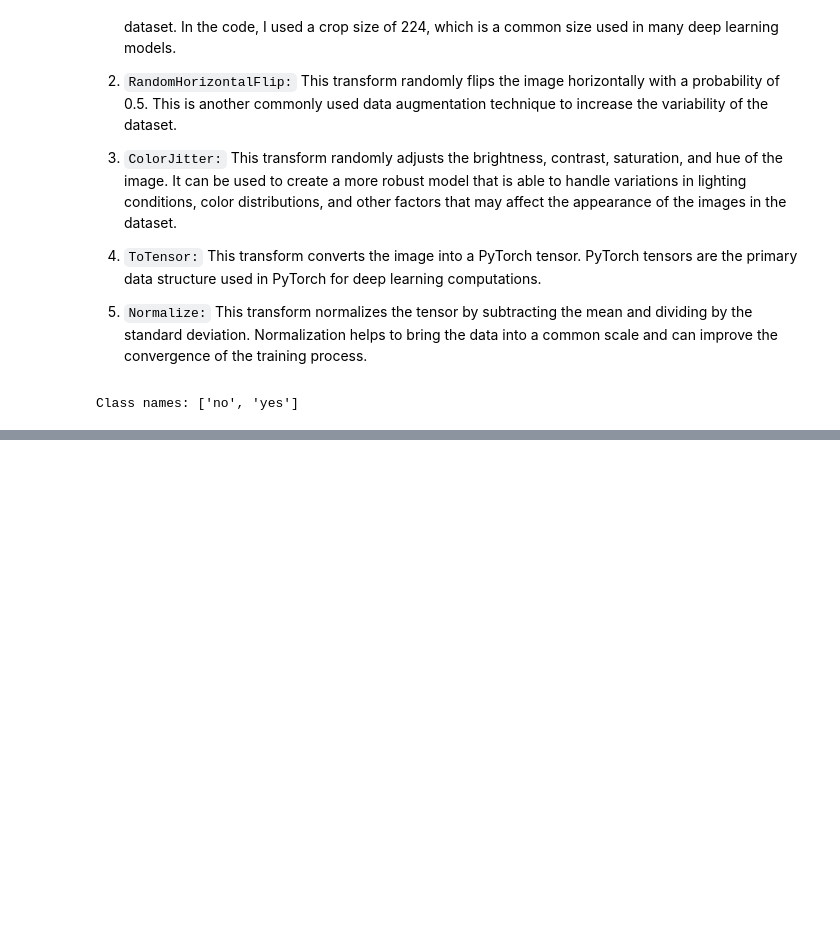
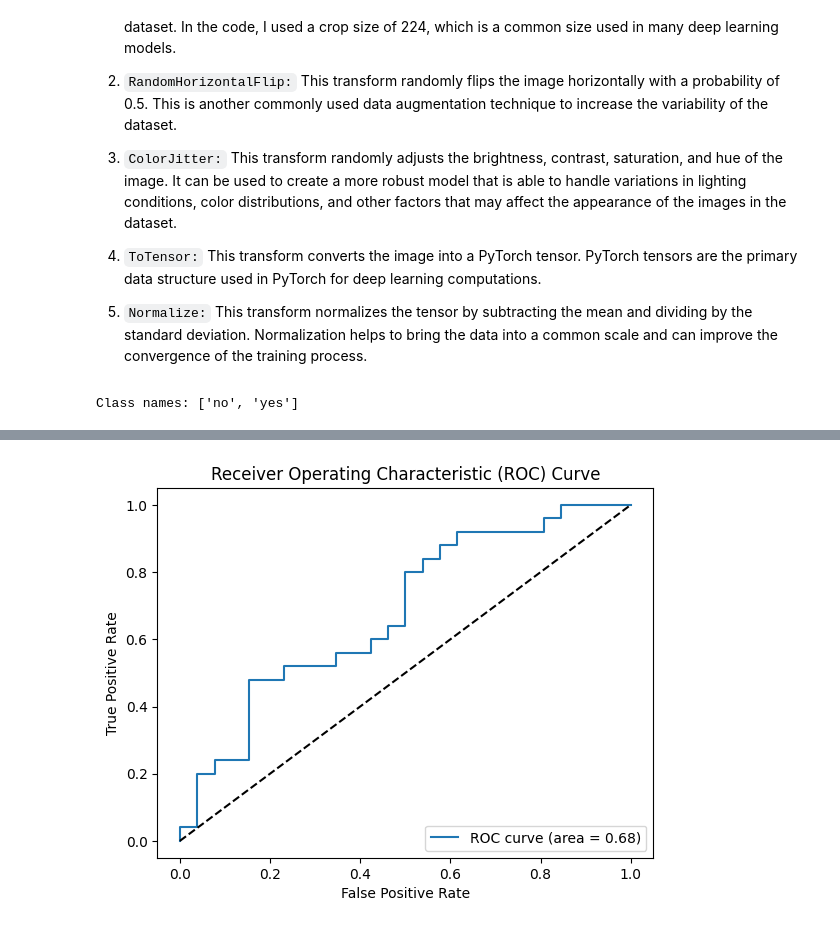
Before and after one commit to acse-ra922/detection-of-brain-tumor-using-deep-learning, a Jupyter notebook: deep learning algorithms/CNN Rubab.ipynb, the cells around one changed output, grey strips where cells are left out. Saved outputs shown, nothing was run; the diff lists cells and outputs as text; code cells hidden in the pictures; blank space fills up the shorter version.

Commit message:
training the datatset

```diff
--- a/deep learning algorithms/CNN Rubab.ipynb
+++ b/deep learning algorithms/CNN Rubab.ipynb
@@ -54,2 +48,12 @@ data_loader = torch.utils.data.DataLoader(dataset, batch_size=batch_size, shuffl
 # %% [output]
 Class names: ['no', 'yes']
+# %%
+# Split the dataset into train and test sets
+train_size = int(0.8 * len(dataset))
+test_size = len(dataset) - train_size
+train_dataset, test_dataset = torch.utils.data.random_split(dataset, [train_size, test_size])
+
+# Create data loaders for the train and test sets
+batch_size = 32
+train_loader = torch.utils.data.DataLoader(train_dataset, batch_size=batch_size, shuffle=True)
+test_loader = torch.utils.data.DataLoader(test_dataset, batch_size=batch_size, shuffle=False)
@@ -55,0 +143,73 @@ Class names: ['no', 'yes']
+# %%
+import matplotlib.pyplot as plt
+import numpy as np
+
+# Define the accuracy function
+def accuracy(predictions, labels):
+    predicted_classes = torch.round(torch.sigmoid(predictions))
+    correct = (predicted_classes == labels).sum().item()
+    total = labels.size(0)
+    accuracy = correct / total
+    return accuracy
+
+# Set the model to evaluation mode
+model.eval()
+
+# Initialize the accuracy and loss variables
+test_loss = 0
+test_acc = 0
+total = 0
+
+# Initialize the lists for storing the predicted and true labels
+all_preds = []
+all_labels = []
+
+# Loop through the test dataset
+with torch.no_grad():
+    for data in test_loader:
+        inputs, labels = data
+        outputs = model(inputs)
+        loss = criterion(outputs, labels.float().unsqueeze(1))
+
+        # Update the accuracy and loss variables
+        test_loss += loss.item() * inputs.size(0)
+        test_acc += accuracy(outputs, labels) * inputs.size(0)
+        total += inputs.size(0)
+
+        # Store the predicted and true labels
+        all_preds.extend(torch.sigmoid(outputs).squeeze().tolist())
+        all_labels.extend(labels.tolist())
+
+# Calculate the final accuracy and loss
+test_loss = test_loss / total
+test_acc = test_acc / total
+
+# Print the accuracy and loss
+print('Test Loss: {:.4f}, Test Accuracy: {:.4f}'.format(test_loss, test_acc))
+
+# Plot the ROC curve
+from sklearn.metrics import roc_curve, roc_auc_score
+
+fpr, tpr, thresholds = roc_curve(all_labels, all_preds)
+auc = roc_auc_score(all_labels, all_preds)
+plt.plot(fpr, tpr, label='ROC curve (area = {:.2f})'.format(auc))
+plt.plot([0, 1], [0, 1], 'k--')
+plt.xlabel('False Positive Rate')
+plt.ylabel('True Positive Rate')
+plt.title('Receiver Operating Characteristic (ROC) Curve')
+plt.legend(loc='lower right')
+plt.show()
+
+# Plot the confusion matrix
+from sklearn.metrics import confusion_matrix
+
+preds = torch.round(torch.sigmoid(torch.tensor(all_preds)))
+conf_matrix = confusion_matrix(all_labels, preds)
+plt.imshow(conf_matrix, cmap='binary', interpolation='None')
+plt.xticks([0, 1], ['Negative', 'Positive'])
+plt.yticks([0, 1], ['Negative', 'Positive'])
+plt.xlabel('Predicted Label')
+plt.ylabel('True Label')
+plt.title('Confusion Matrix')
+plt.show()
+# %% [output]
@@ -55,0 +217 @@ Class names: ['no', 'yes']
+[figure, added]
```
Also changed, not shown: parts of 5 cells of this notebook.
